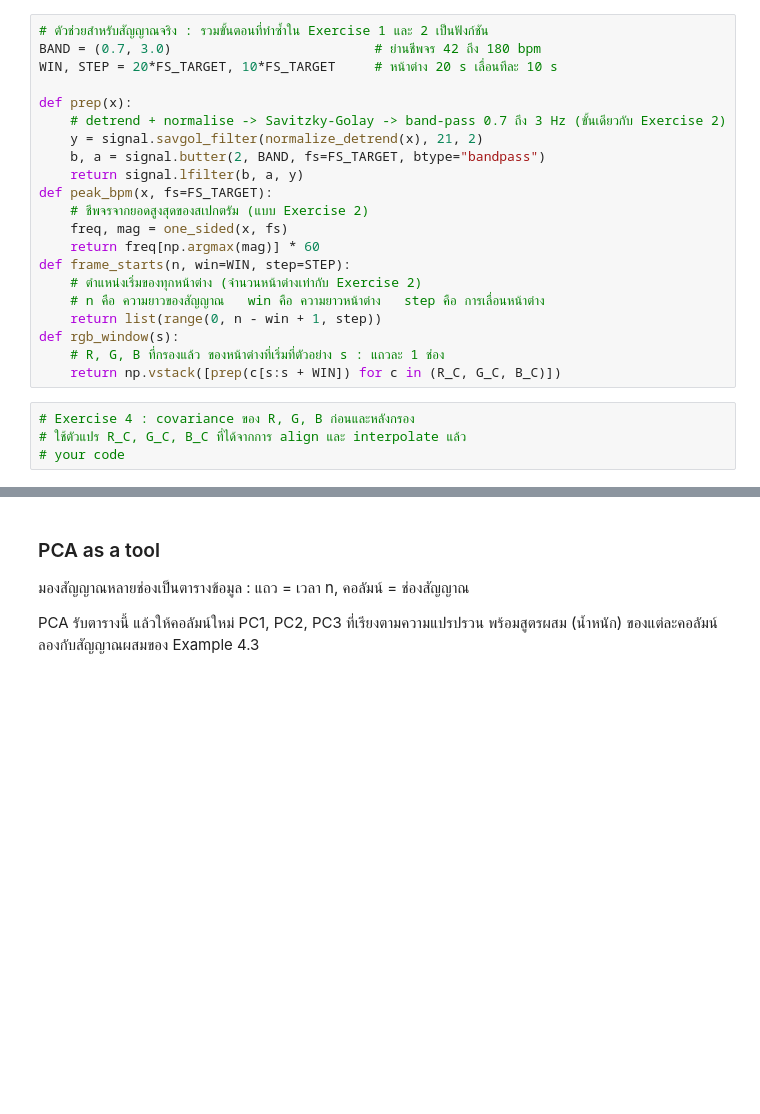
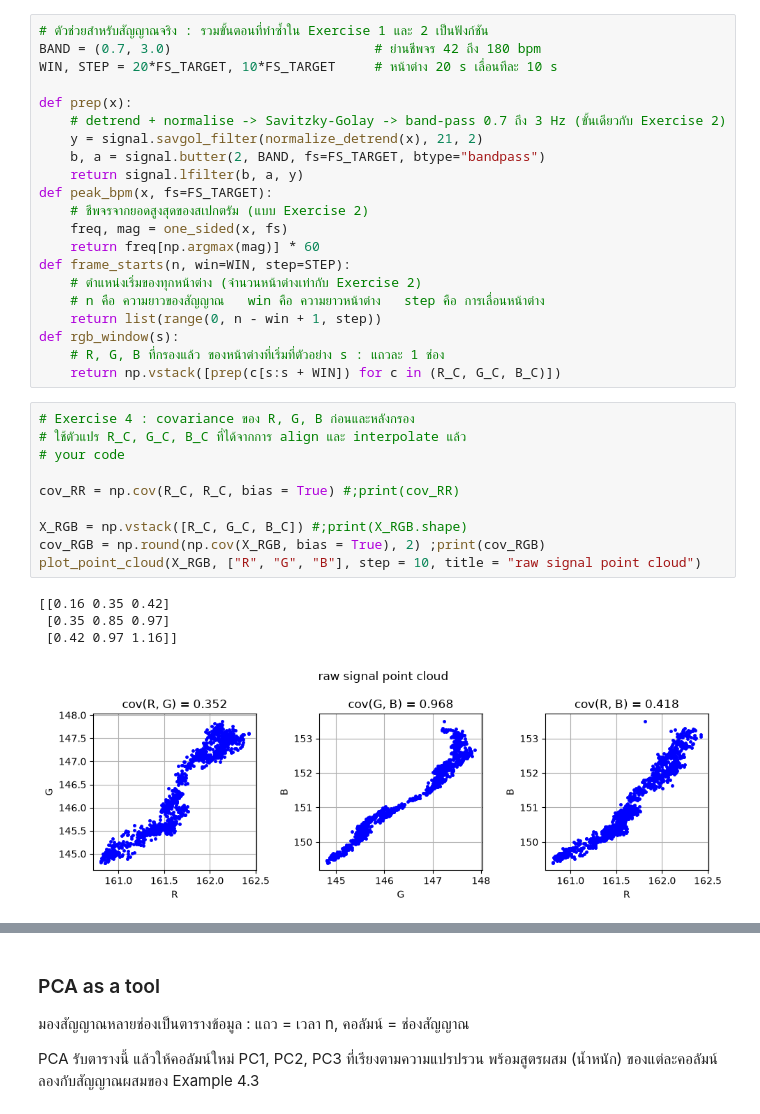
Before and after one commit to sotheasokea/Digital-Signal-Processing-Lecture, a Jupyter notebook: Lecture/Week11/w11_inclass.ipynb, the cells around one changed output, grey strips where cells are left out. Drawn from its saved outputs; the diff is of its cells as text; blank space fills up the shorter version.

```diff
--- a/Lecture/Week11/w11_inclass.ipynb
+++ b/Lecture/Week11/w11_inclass.ipynb
@@ -639,7 +653,18 @@ def rgb_window(s):
 # %%
 # Exercise 4 : covariance ของ R, G, B ก่อนและหลังกรอง
 # ใช้ตัวแปร R_C, G_C, B_C ที่ได้จากการ align และ interpolate แล้ว
 # your code
+
+cov_RR = np.cov(R_C, R_C, bias = True) #;print(cov_RR)
+
+X_RGB = np.vstack([R_C, G_C, B_C]) #;print(X_RGB.shape)
+cov_RGB = np.round(np.cov(X_RGB, bias = True), 2) ;print(cov_RGB)
+plot_point_cloud(X_RGB, ["R", "G", "B"], step = 10, title = "raw signal point cloud")
+# %% [output]
+[[0.16 0.35 0.42]
+ [0.35 0.85 0.97]
+ [0.42 0.97 1.16]]
+[figure, added]
 # %%
 # point cloud ก่อนและหลังกรอง (ใช้ทุก 10 ตัวอย่าง)
 # your code
```
Also changed, not shown: parts of 15 cells of this notebook, 5 other files.
